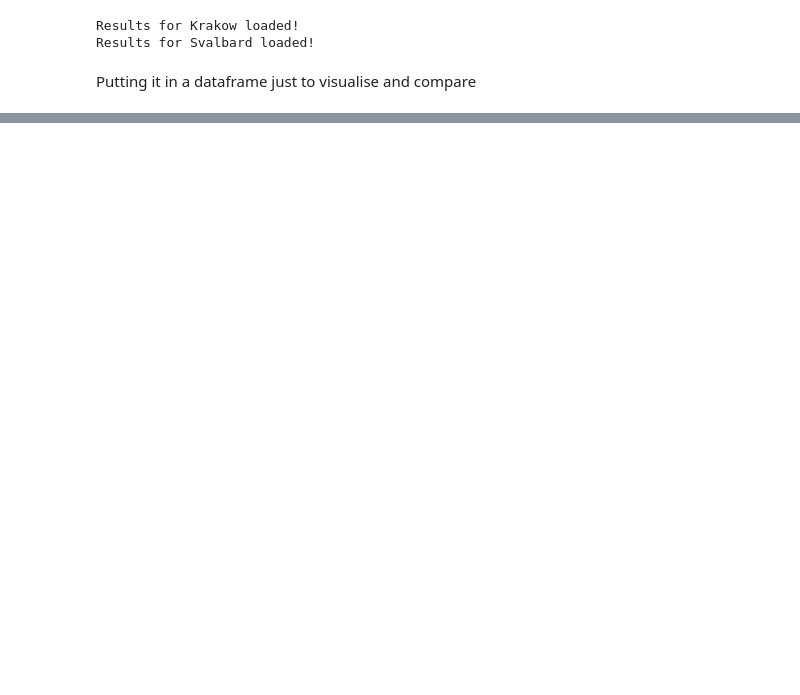
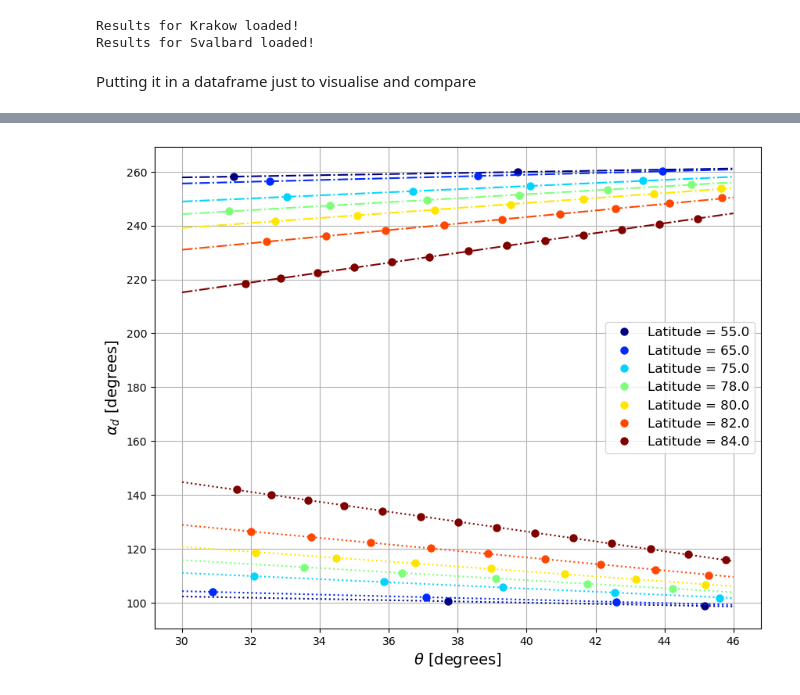
Before and after one commit to TUDelft-books/insar_and_geodesy, a Jupyter notebook: book/day_one/basics_of_sar_interferometry/notebooks/Notebook_4_No_drama.ipynb, the cells around one changed output, grey strips where cells are left out. Cells and saved outputs as stored; diff of their text form; code cells hidden in the pictures; blank space fills up the shorter version.

```diff
--- a/book/day_one/basics_of_sar_interferometry/notebooks/Notebook_4_No_drama.ipynb
+++ b/book/day_one/basics_of_sar_interferometry/notebooks/Notebook_4_No_drama.ipynb
@@ -181,0 +359,42 @@ for i in range(np.size(inc_a)):
+# %%
+lat_value = np.array([55.0, 65.0, 75.0, 78, 80, 82, 84.0])
+lon_value = 40.0
+
+fig, ax = plt.subplots(figsize=(10, 8))
+colors = plt.cm.jet(np.linspace(0, 1, len(lat_value)))
+
+ravel_lat = np.ravel(lat_grid)
+ravel_lon = np.ravel(lon_grid)
+
+for i in range(len(lat_value)):
+
+    index_pnt = (np.where((ravel_lat == lat_value[i]) * (ravel_lon == lon_value)))[0]
+
+    inc_a = asc_inc[index_pnt[0]]
+    azimuth_a = asc_alpha[index_pnt[0]]
+    inc_d = desc_inc[index_pnt[0]]
+    azimuth_d = desc_alpha[index_pnt[0]]
+
+    inc_a = inc_a[~np.isnan(inc_a)]
+    inc_d = inc_d[~np.isnan(inc_d)]
+    azimuth_a = azimuth_a[~np.isnan(azimuth_a)]
+    azimuth_d = azimuth_d[~np.isnan(azimuth_d)]
+
+    poly_a = np.polyfit(np.rad2deg(inc_a), np.rad2deg(azimuth_a), 1)
+    poly_d = np.polyfit(np.rad2deg(inc_d), np.rad2deg(azimuth_d), 1)
+
+    inc_fit = np.linspace(30, 46, 20)
+    c = colors[i]
+
+    ax.plot(np.rad2deg(inc_d), np.rad2deg(azimuth_d), '.', color=c, label='Latitude = ' + str(lat_value[i]), markersize=13)
+    ax.plot(inc_fit, poly_d[0] * inc_fit + poly_d[1], linestyle='dotted', color=c)
+    ax.plot(np.rad2deg(inc_a), np.rad2deg(azimuth_a), '.', color=c, markersize=13)
+    ax.plot(inc_fit, poly_a[0] * inc_fit + poly_a[1], linestyle='dashdot', color=c)
+
+ax.set_ylabel(r'$\alpha_d$ [degrees]', fontsize=14)
+ax.set_xlabel(r'$\theta$ [degrees]', fontsize=14)
+ax.grid()
+ax.legend(fontsize=12)
+plt.show()
+# %% [output]
+[figure, added]
```
Also changed, not shown: parts of 23 cells of this notebook, 6 other files.
